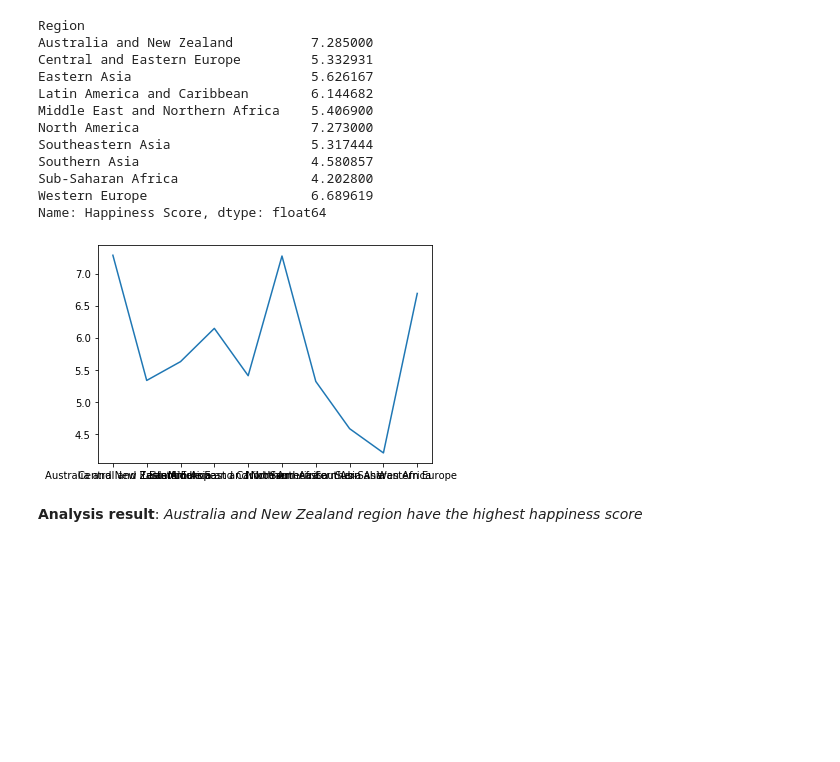
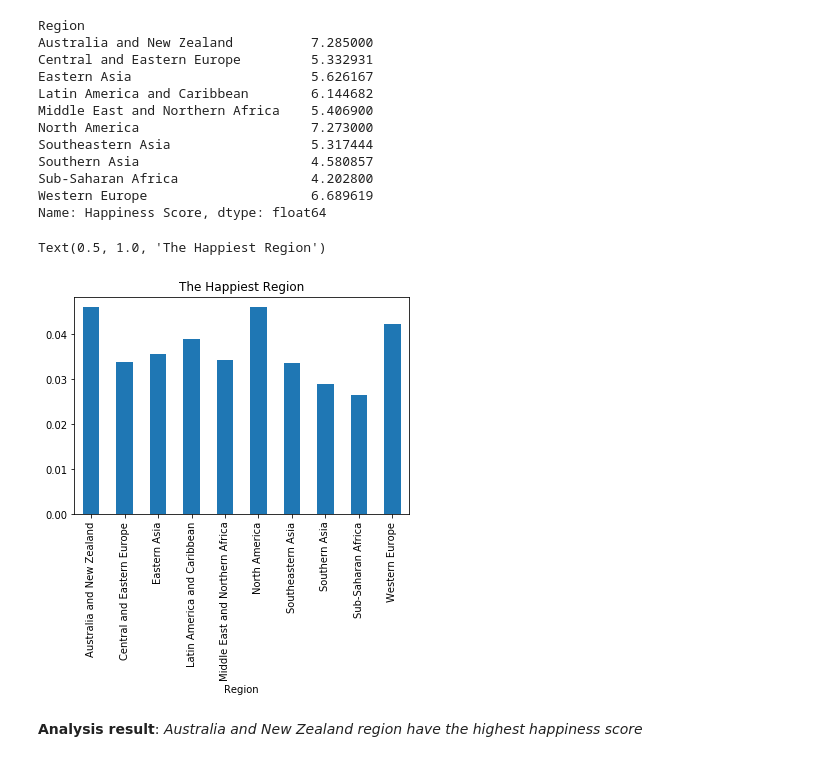
Before and after one commit to ldanuwinata/Project-1-Udacity-Data-Science-, a Jupyter notebook: Project1_Udacity.ipynb, the cells around one changed output. Drawn from its saved outputs; the diff is of its cells as text; code cells hidden in the pictures; blank space fills up the shorter version.

Commit message:
Project1_Udacity-edit plot

```diff
--- a/Project1_Udacity.ipynb
+++ b/Project1_Udacity.ipynb
@@ -108,11 +108,12 @@ Southern Asia                      4.580857
 Sub-Saharan Africa                 4.202800
 Western Europe                     6.689619
 Name: Happiness Score, dtype: float64
-# %%
-plt.plot(region_happiness)
-plt.show()
-# %% [output]
-[figure, removed]
+# %%
+(region_happiness/df.shape[0]).plot(kind="bar");
+plt.title("The Happiest Region")
+# %% [output]
+Text(0.5, 1.0, 'The Happiest Region')
+[figure, added]
 # %% [markdown]
 **Analysis result**: *Australia and New Zealand region have the highest happiness score*
 # %% [markdown]
```
Also changed, not shown: parts of 1 cell of this notebook.
